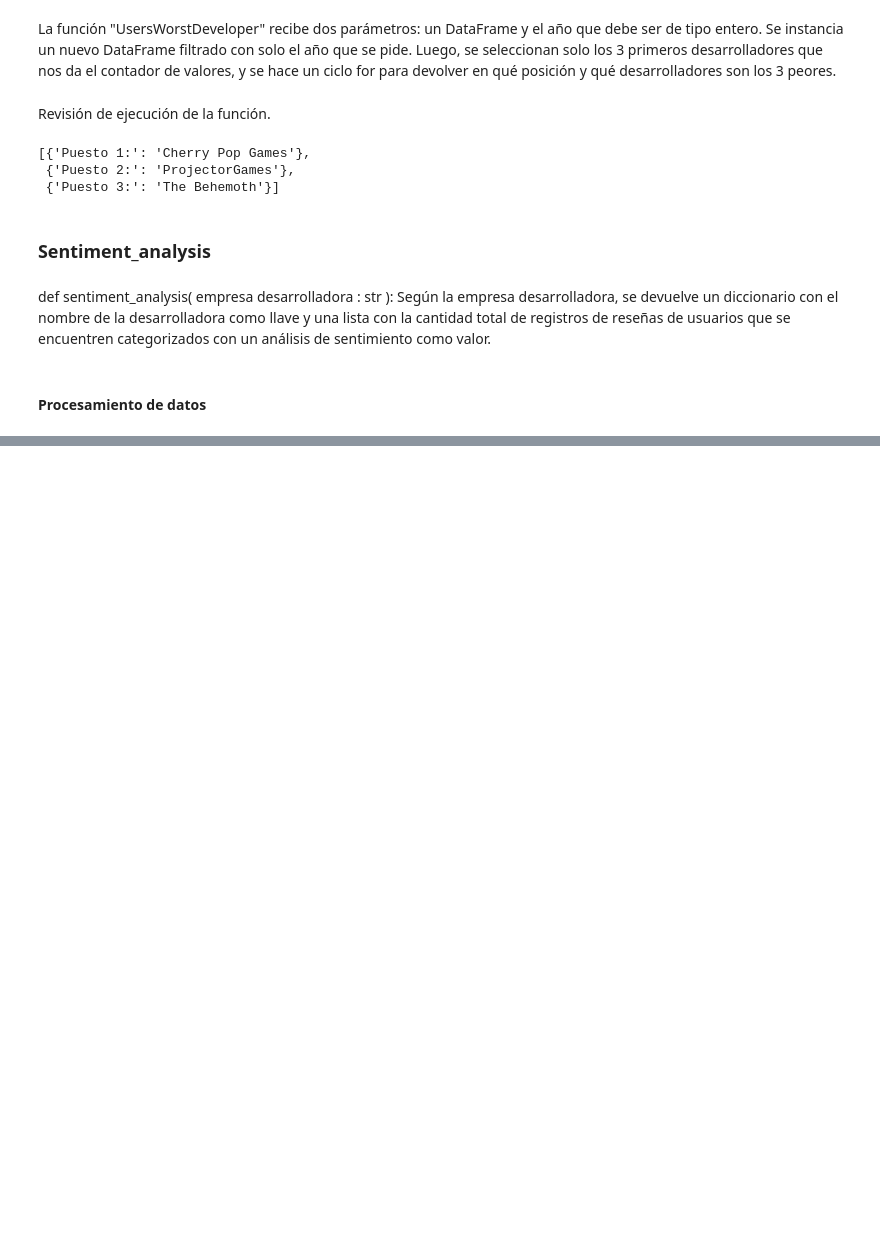
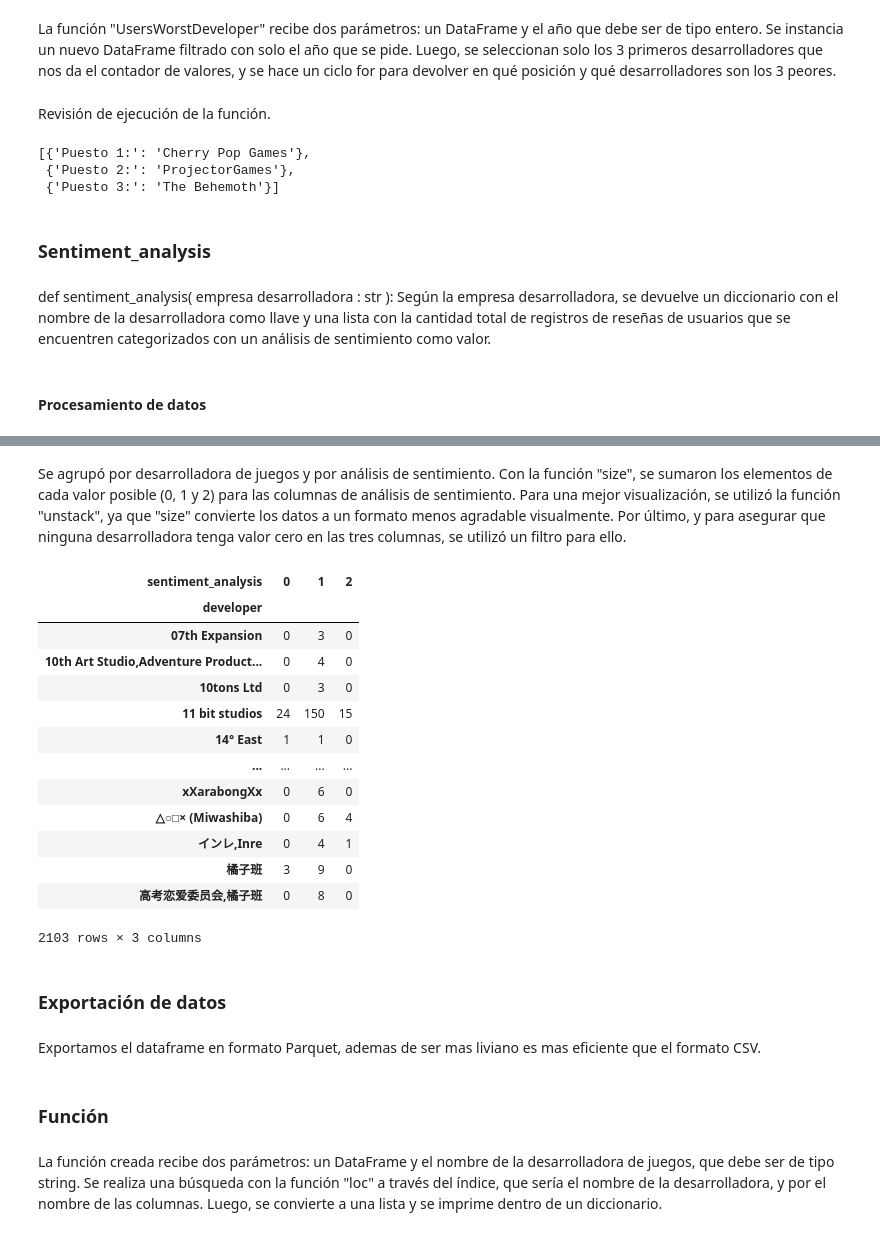
Before and after one commit to MaximilianoTauil/Individual_Proyecto, a Jupyter notebook: Notebooks/Data_funciones.ipynb, the cells around one changed output, grey strips where cells are left out. Drawn from its saved outputs; the diff is of its cells as text; code cells hidden in the pictures; blank space fills up the shorter version.

```diff
--- a/Notebooks/Data_funciones.ipynb
+++ b/Notebooks/Data_funciones.ipynb
@@ -316,0 +343,4 @@ def sentiment_analysis( empresa desarrolladora : str ): Según la empresa desarr
+# %%
+data_sentiment = pd.merge(data_output,data_review, on='item_id')
+data_sentiment = data_sentiment.drop(columns=['recommend','publisher','genres','app_name','title','release_date','price','early_access','user_id','user_url','posted'])
+data_sentiment
@@ -316,0 +361,22 @@ def sentiment_analysis( empresa desarrolladora : str ): Según la empresa desarr
+# %% [markdown]
+Se agrupó por desarrolladora de juegos y por análisis de sentimiento. Con la función "size", se sumaron los elementos de cada valor posible (0, 1 y 2) para las columnas de análisis de sentimiento. Para una mejor visualización, se utilizó la función "unstack", ya que "size" convierte los datos a un formato menos agradable visualmente. Por último, y para asegurar que ninguna desarrolladora tenga valor cero en las tres columnas, se utilizó un filtro para ello.
+# %%
+data_sentiment = data_sentiment.groupby(['developer','sentiment_analysis']).size().unstack(fill_value=0)
+drop = data_sentiment.loc[(data_sentiment == 0).all(axis=1)]
+data_sentiment = data_sentiment.drop(index=drop.index)
+data_sentiment
+# %% [output]
+| sentiment_analysis | 0 | 1 | 2 |
+| developer |  |  |  |
+| 07th Expansion | 0 | 3 | 0 |
+| 10th Art Studio,Adventure Product... | 0 | 4 | 0 |
+| 10tons Ltd | 0 | 3 | 0 |
+| 11 bit studios | 24 | 150 | 15 |
+| 14° East | 1 | 1 | 0 |
+| ... | ... | ... | ... |
+| xXarabongXx | 0 | 6 | 0 |
+| △○□× (Miwashiba) | 0 | 6 | 4 |
+| インレ,Inre | 0 | 4 | 1 |
+| 橘子班 | 3 | 9 | 0 |
+| 高考恋爱委员会,橘子班 | 0 | 8 | 0 |
+2103 rows × 3 columns
@@ -316,0 +385,8 @@ def sentiment_analysis( empresa desarrolladora : str ): Según la empresa desarr
+# %% [markdown]
+### Exportación de datos
+# %% [markdown]
+Exportamos el dataframe en formato Parquet, ademas de ser mas liviano es mas eficiente que el formato CSV.
+# %% [markdown]
+### Función
+# %% [markdown]
+La función creada recibe dos parámetros: un DataFrame y el nombre de la desarrolladora de juegos, que debe ser de tipo string. Se realiza una búsqueda con la función "loc" a través del índice, que sería el nombre de la desarrolladora, y por el nombre de las columnas. Luego, se convierte a una lista y se imprime dentro de un diccionario.
```
Also changed, not shown: parts of 18 cells of this notebook, 5 other files.
